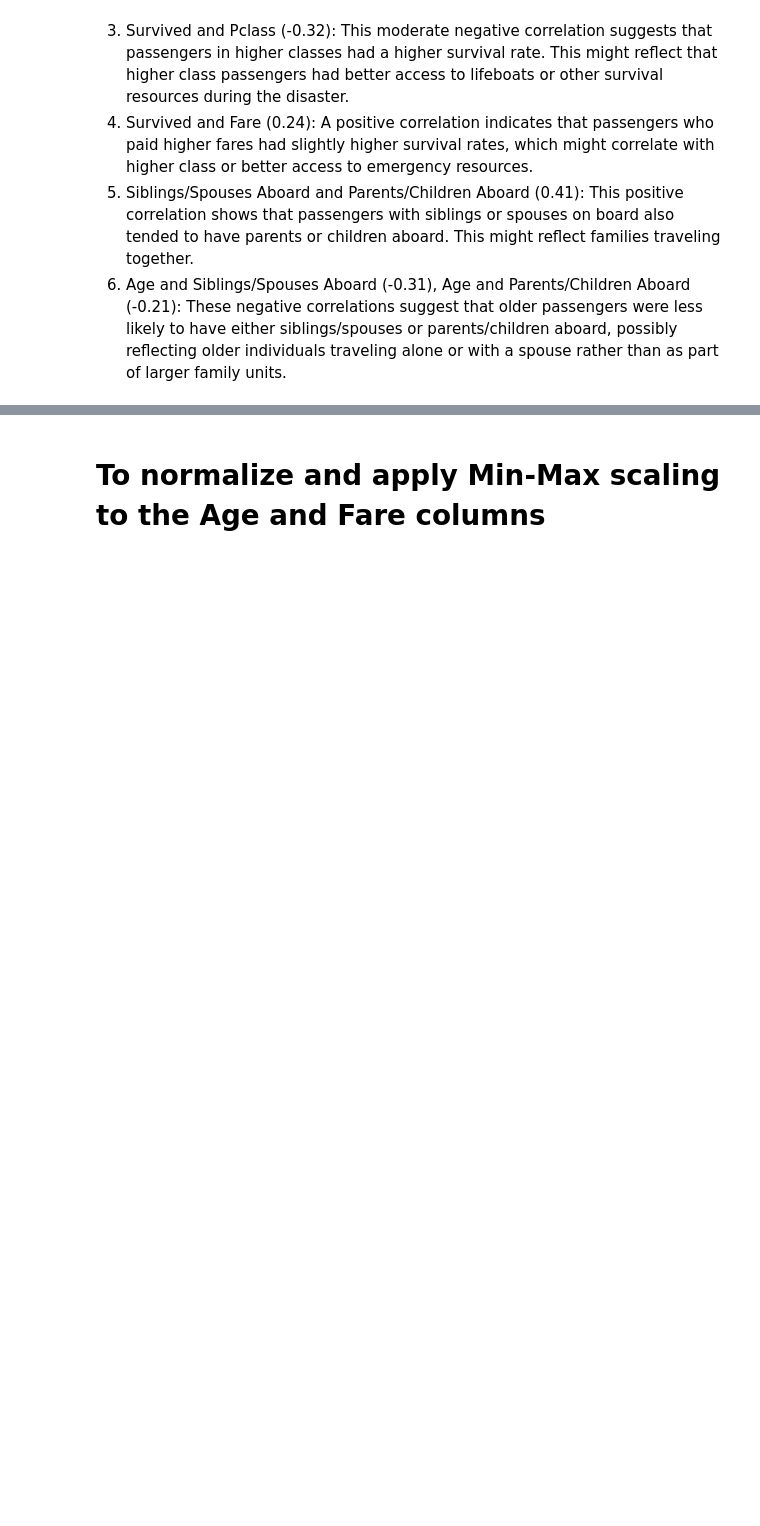
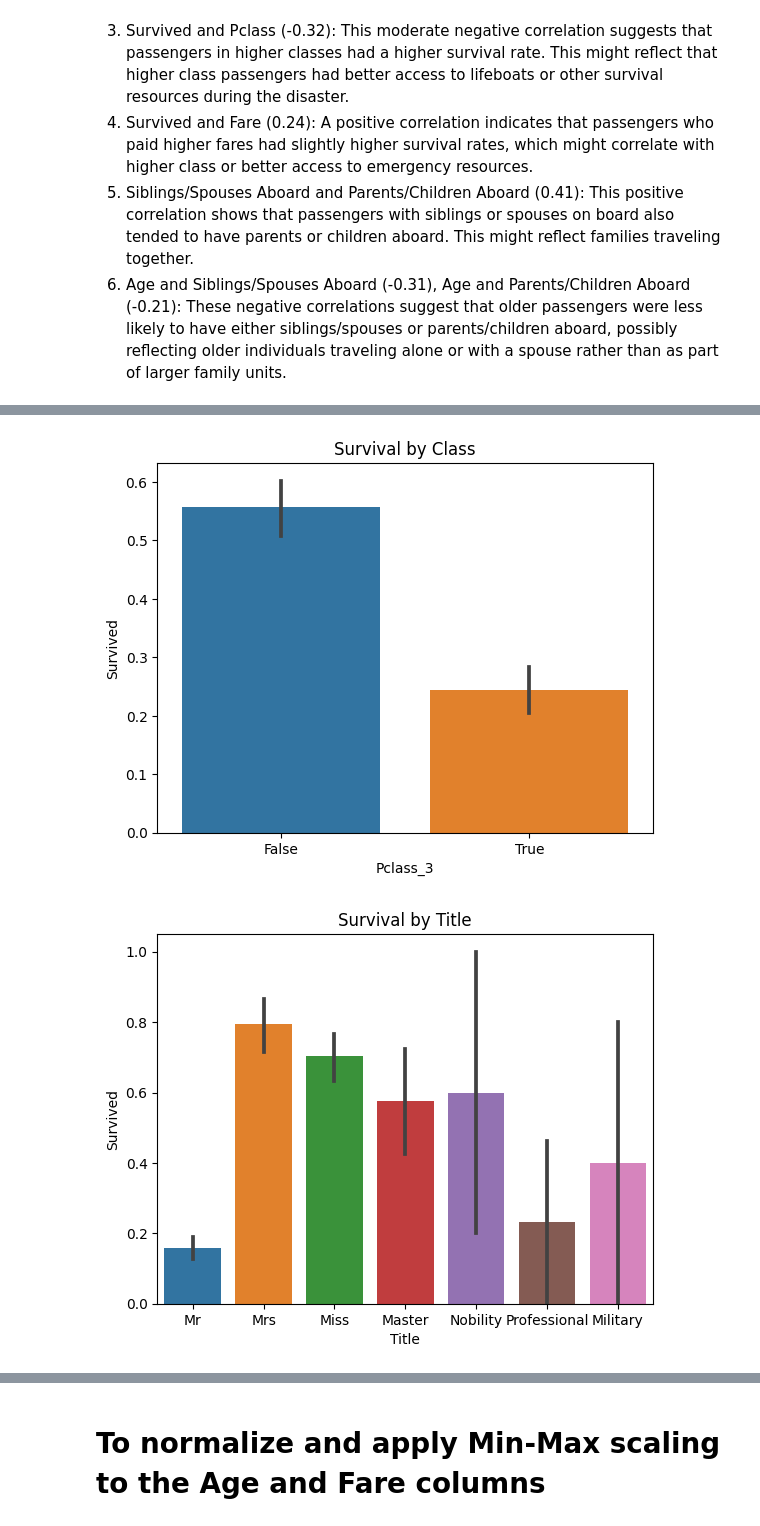
Before and after one commit to OYanez85/Data_Wrangling, a Jupyter notebook: nacho-s-titanic.ipynb, the cells around one changed output, grey strips where cells are left out. Saved outputs shown, nothing was run; the diff lists cells and outputs as text; code cells hidden in the pictures; blank space fills up the shorter version.

```diff
--- a/nacho-s-titanic.ipynb
+++ b/nacho-s-titanic.ipynb
@@ -173,0 +703,18 @@ Index(['Age', 'Fare', 'Survived', 'Pclass', 'Siblings/Spouses Aboard',
+# %%
+# Survival by Class
+sns.barplot(x='Pclass_3', y='Survived', data=df)
+plt.title('Survival by Class')
+plt.show()
+
+# Survival by Title
+sns.barplot(x='Title', y='Survived', data=df)
+plt.title('Survival by Title')
+plt.show()
+
+# Distribution of Ages
+sns.histplot(df['Age'], kde=True)
+plt.title('Age Distribution')
+plt.show()
+# %% [output]
+[figure, added]
+[figure, added]
```
Also changed, not shown: parts of 73 cells of this notebook.
